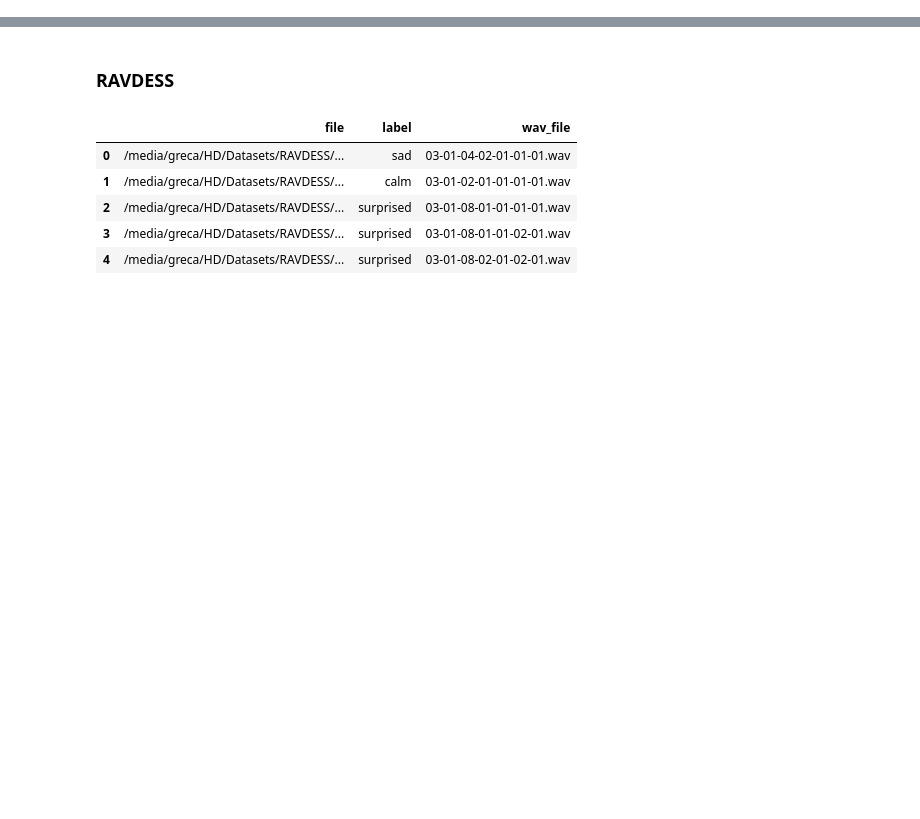
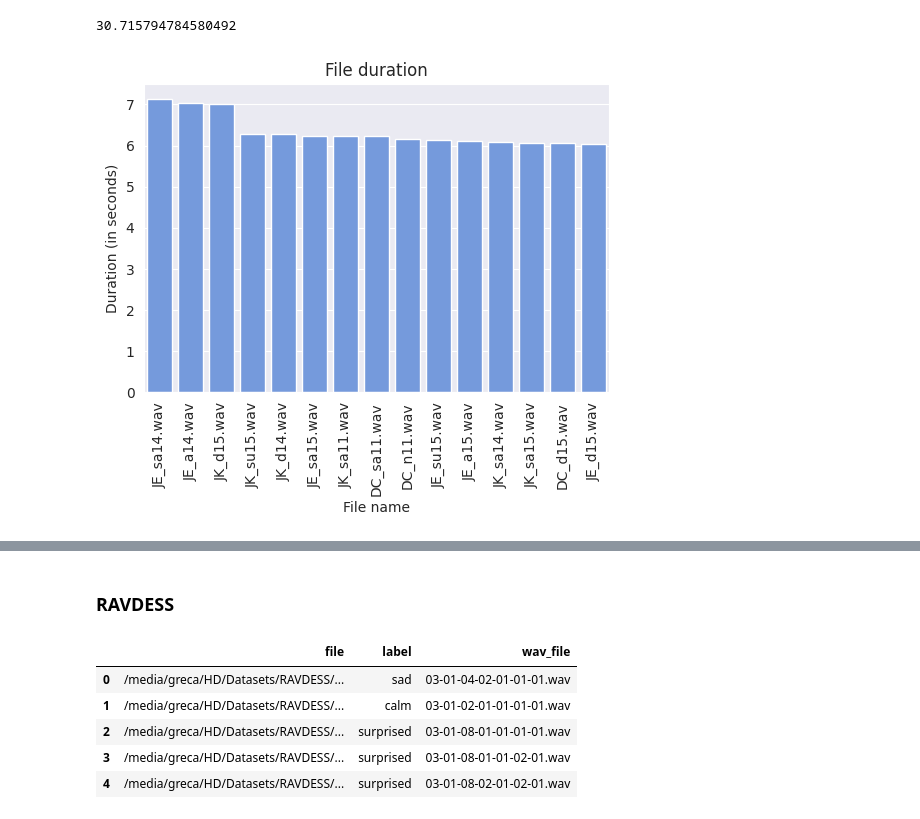
Before and after one commit to rafaelgreca/ser-wavelet, a Jupyter notebook: notebooks/eda.ipynb, the cells around one changed output, grey strips where cells are left out. Drawn from its saved outputs; the diff is of its cells as text; code cells hidden in the pictures; blank space fills up the shorter version.

```diff
--- a/notebooks/eda.ipynb
+++ b/notebooks/eda.ipynb
@@ -133,0 +136,4 @@ def plot_file_duration(
+# %%
+savee_path = "/media/greca/HD/Datasets/SAVEE/"
+savee_df = create_savee_train_dataframe(savee_path)
+savee_df.head()
@@ -133,0 +173,12 @@ def plot_file_duration(
+# %%
+savee_df["label"] = savee_df["label"].replace({
+    "neutral": "neutro",
+    "happiness": "felicidade",
+    "sadness": "tristeza",
+    "anger": "raiva",
+    "fear": "medo",
+    "disgust": "nojo",
+    "surprise": "surpresa"
+})
+
+savee_df.head()
@@ -133,0 +192,12 @@ def plot_file_duration(
+# %%
+savee_df = get_duration(
+    df=savee_df
+)
+
+print(sum(savee_df["duration"])/60)
+# %% [output]
+30.715794784580492
+# %%
+plot_file_duration(savee_df, top_n=15)
+# %% [output]
+[figure, added]
```
Also changed, not shown: parts of 9 cells of this notebook, 2 other files.
